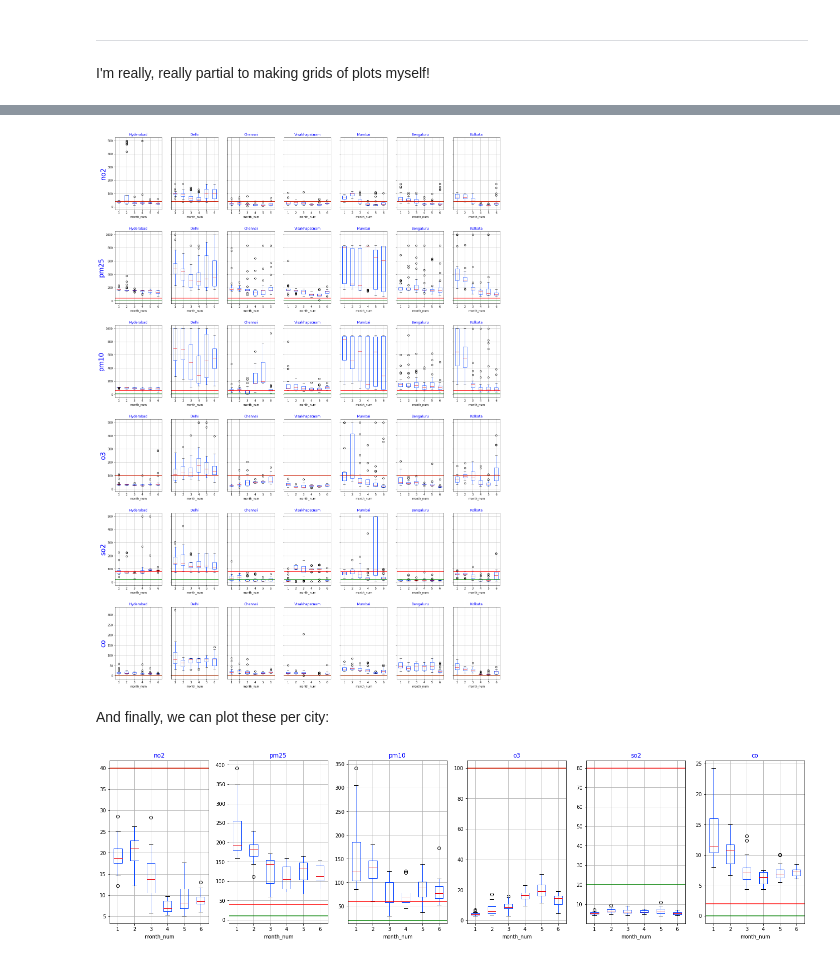
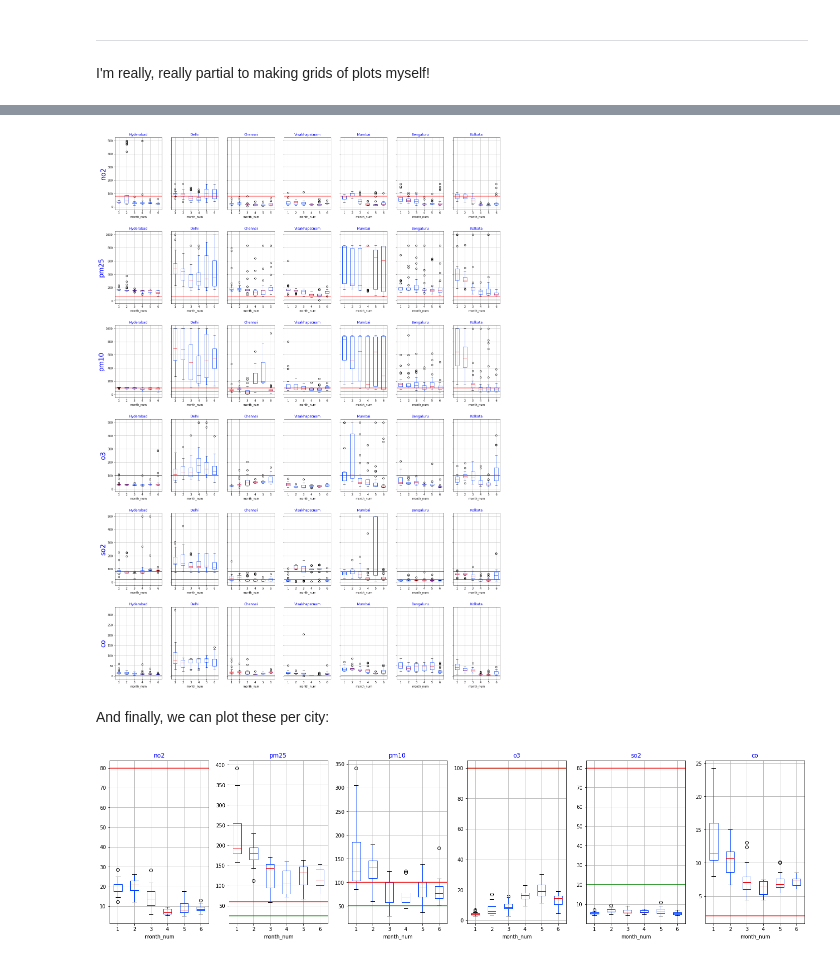
Before and after one commit to algoasylum/ExploringTheUnseen, a Jupyter notebook: code/BoxPlot-cities.ipynb, the cells around one changed output, grey strips where cells are left out. Drawn from its saved outputs; the diff is of its cells as text; code cells hidden in the pictures.

Commit message:
Changed the references values to be 24/8-hour rather than the annual

```diff
--- a/code/BoxPlot-cities.ipynb
+++ b/code/BoxPlot-cities.ipynb
@@ -107,23 +107,23 @@ pollutants = df.Specie.unique()
 print(cities)
 print(pollutants)
 
-## using 'annual mean' unless otherwise specified
+## 24-hour means unless otherwise specified. Using 8-hour as a proxy when unavailable
 pollutant_who = {}
 pollutant_who['co']   = 0
-pollutant_who['no2']  = 40
+pollutant_who['no2']  = 0
 pollutant_who['o3']   = 100 ##  8-hour mean
-pollutant_who['pm10'] = 20
-pollutant_who['pm25'] = 10
-pollutant_who['so2']  = 20  ## 24-hour mean
+pollutant_who['pm10'] = 50
+pollutant_who['pm25'] = 25
+pollutant_who['so2']  = 20
 
 ## annual in 'industrial, residential, rural, others' areas
 pollutant_naaqs = {}
 pollutant_naaqs['co']   = 2   ##  8-hour mean
-pollutant_naaqs['no2']  = 40
+pollutant_naaqs['no2']  = 80
 pollutant_naaqs['o3']   = 100 ##  8-hour mean
-pollutant_naaqs['pm10'] = 60
-pollutant_naaqs['pm25'] = 40
-pollutant_naaqs['so2']  = 80  ## 24-hour mean
+pollutant_naaqs['pm10'] = 100
+pollutant_naaqs['pm25'] = 60
+pollutant_naaqs['so2']  = 80
 # %% [output]
 ['Hyderabad' 'Delhi' 'Chennai' 'Visakhapatnam' 'Mumbai' 'Bengaluru'
  'Kolkata']
@@ -142,8 +142,10 @@ for i, p in enumerate(pollutants):
     for j, c in enumerate(cities):
         a = ax[i][j] # figure out the axes to use
         d[d.City == c].boxplot(column='median', by='month_num', ax=a)
-        a.axhline(y=pollutant_who[p], c='g')
-        a.axhline(y=pollutant_naaqs[p], c='r')
+        if pollutant_who[p]:
+            a.axhline(y=pollutant_who[p], c='g')
+        if pollutant_naaqs[p]:
+            a.axhline(y=pollutant_naaqs[p], c='r')
         a.set_title(c)
 
 for a, r in zip(ax[:,0], pollutants):
@@ -168,8 +170,10 @@ for i, p in enumerate(pollutants):
         a = ax[i][j]
         d[d.City == c].boxplot(column='max', by='month_num', ax=a)
         a.set_title(c, color='blue')
-        a.axhline(y=pollutant_who[p], c='g')
-        a.axhline(y=pollutant_naaqs[p], c='r')
+        if pollutant_who[p]:
+            a.axhline(y=pollutant_who[p], c='g')
+        if pollutant_naaqs[p]:
+            a.axhline(y=pollutant_naaqs[p], c='r')
 
 for a, r in zip(ax[:,0], pollutants):
     a.set_ylabel(r, rotation=90, fontsize=24, color='b')
@@ -179,25 +183,27 @@ plt.show()
 fig.savefig(f'images/pollutants-cities-max-{year}.png', bbox_inches='tight')
 plt.close()
 # %% [output]
-[figure, old version]
+[figure, new version]
 # %% [markdown]
 And finally, we can plot these per city:
 # %%
 fig, ax = plt.subplots(1, len(pollutants), figsize=(24,6))
 
 city = 'Delhi'
 for i, p in enumerate(pollutants):
     d = df[df.Specie == p]
     a = ax[i]
     d[d.City == city].boxplot(column='median', by='month_num', ax=a)
     a.set_title(p, color='blue')
-    a.axhline(y=pollutant_who[p], c='g')
-    a.axhline(y=pollutant_naaqs[p], c='r')
+    if pollutant_who[p]:
+        a.axhline(y=pollutant_who[p], c='g')
+    if pollutant_naaqs[p]:
+        a.axhline(y=pollutant_naaqs[p], c='r')
 plt.suptitle('')
 plt.show()
 #plt.savefig(f'images/Delhi-poll-{year}.png')
 # %% [output]
-[figure, old version]
+[figure, new version]
 # %%
 ## individual plots of pollutants for each city
 for c in cities:
```
Also changed, not shown: parts of 5 cells of this notebook.
